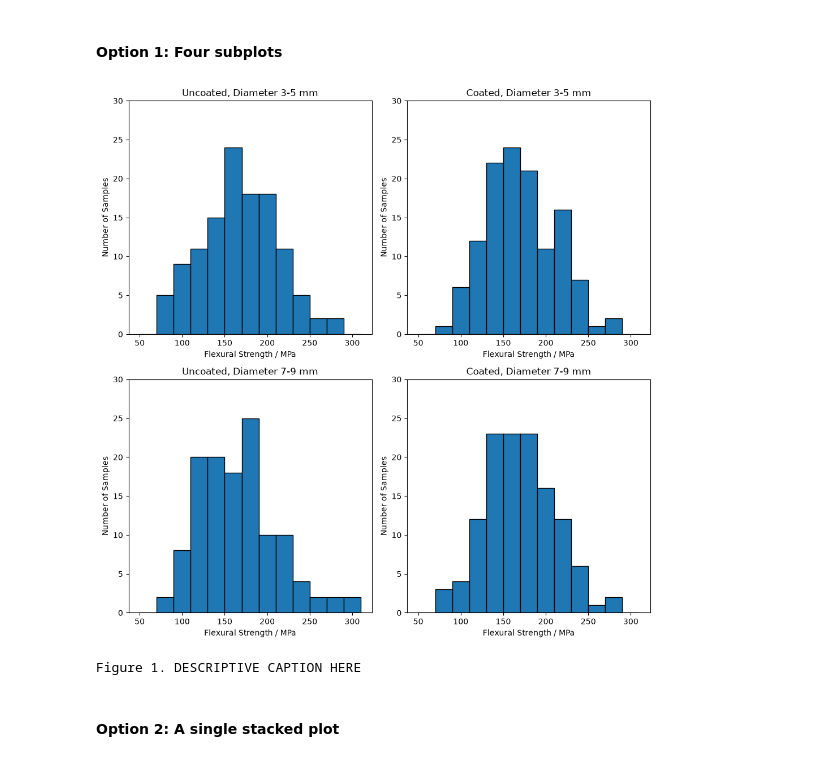
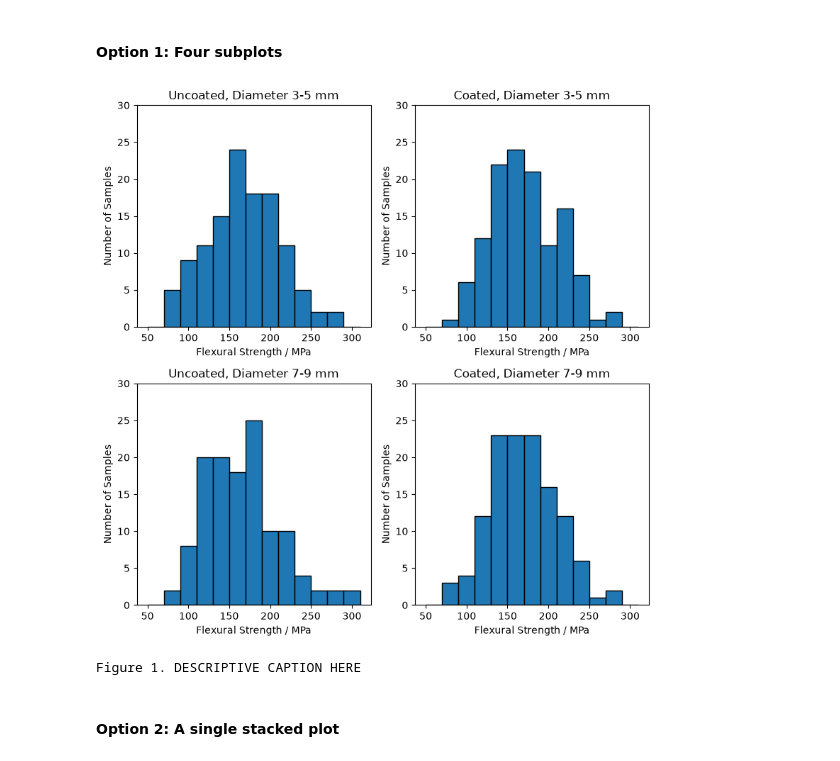
Before and after one commit to mseMSU/Notebooks-pub, a Jupyter notebook: notebooks/MSE/250/Lab_9_Report.ipynb, the cells around one changed output. Cells and saved outputs as stored; diff of their text form; code cells hidden in the pictures.

```diff
--- a/notebooks/MSE/250/Lab_9_Report.ipynb
+++ b/notebooks/MSE/250/Lab_9_Report.ipynb
@@ -184,8 +184,8 @@ ignored = ~in_range & (df["group"] != 0)
 
 BINS = np.arange(STRESS_MIN, STRESS_MAX, STEP)
 
-# titles of each group from 1 to 4
-titles = {1: 'Uncoated, Diameter 3-5 mm',
+# names of each group from 1 to 4
+group_names = {1: 'Uncoated, Diameter 3-5 mm',
           2: 'Coated, Diameter 3-5 mm',
           3: 'Uncoated, Diameter 7-9 mm',
           4: 'Coated, Diameter 7-9 mm'}
@@ -201,29 +201,29 @@ Ignored 2 specimen outside 50–330 MPa:
 # %% [markdown]
 #### Option 1: Four subplots
 # %%
-fig, axes = plt.subplots(2, 2, figsize=(10, 10))
+fig, axes = plt.subplots(2, 2, figsize=(8, 8))
 
-for ax, key in zip(axes.ravel(), titles.keys()):
+for ax, key in zip(axes.ravel(), group_names.keys()):
 
     #select the data for each group
     group_data = df[df['group'] == key]['Flex Strength / MPa']
 
     #plot each groups data in a histogram
-    counts, bin_edges, patches = ax.hist(group_data, bins=BINS, label=titles[key], edgecolor='black')
-    ax.set_title(titles[key])
+    counts, bin_edges, patches = ax.hist(group_data, bins=BINS, label=group_names[key], edgecolor='black')
+    ax.set_title(group_names[key])
     ax.set_xlabel('Flexural Strength / MPa')
     ax.set_ylabel('Number of Samples')
     ax.set_ylim([0, 30])  #set a consistent y-axis for comparison
 
 
 
 plt.tight_layout()
 plt.show()
 
 # STUDENT: add a descriptive figure caption. Explain the trends in the caption.
 print("Figure 1. DESCRIPTIVE CAPTION HERE")
 # %% [output]
-[figure, old version]
+[figure, new version]
 Figure 1. DESCRIPTIVE CAPTION HERE
 # %% [markdown]
 #### Option 2: A single stacked plot
```
Also changed, not shown: parts of 12 cells of this notebook.
